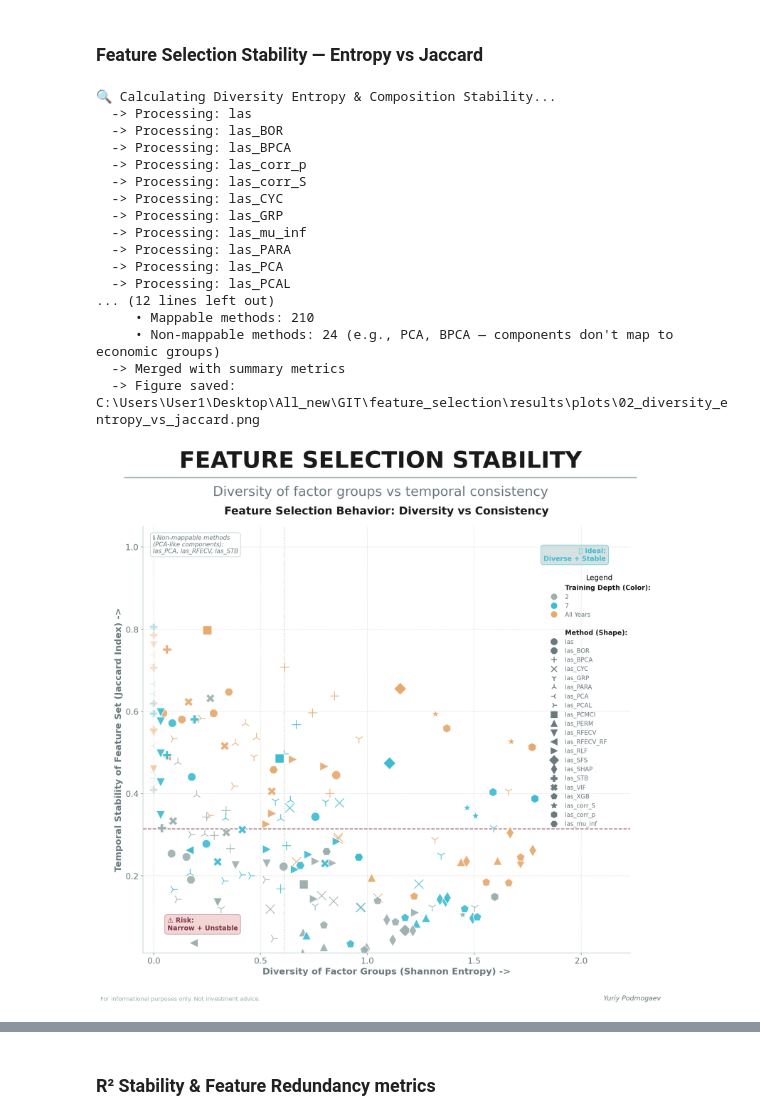
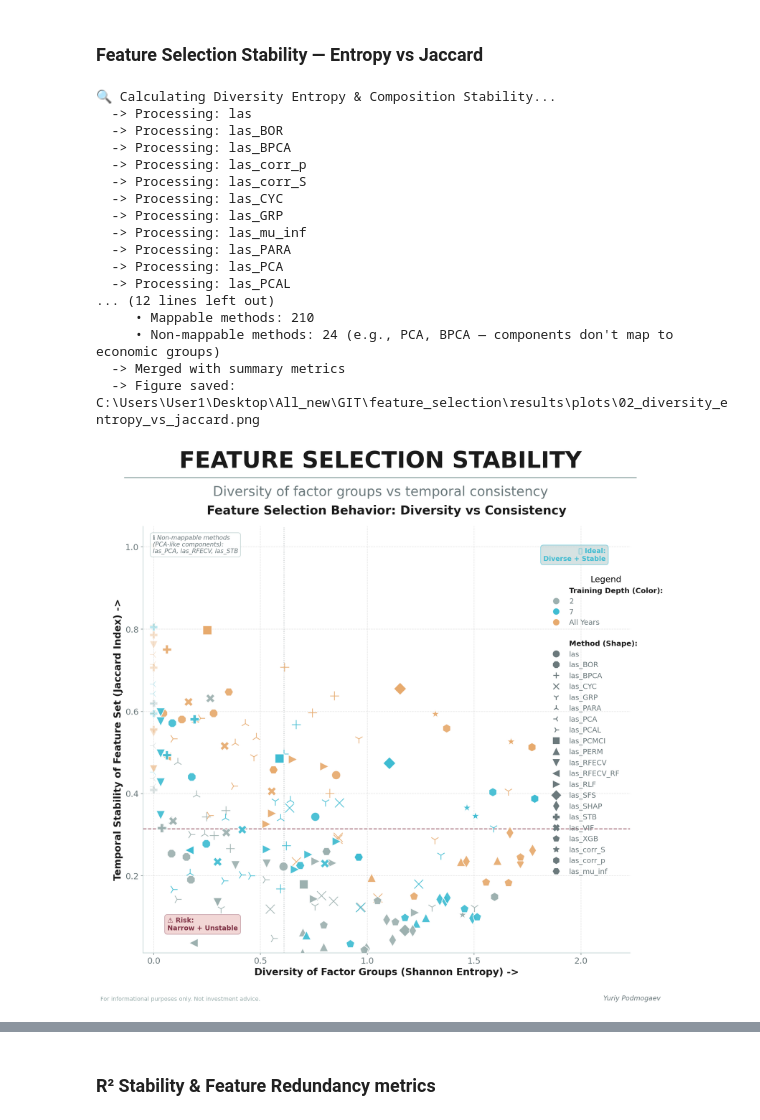
Before and after one commit to ypodmogaev/feature_selection, a Jupyter notebook: feature_selection.ipynb, the cells around one changed output, grey strips where cells are left out. Drawn from its saved outputs; the diff is of its cells as text; code cells hidden in the pictures.

```diff
--- a/feature_selection.ipynb
+++ b/feature_selection.ipynb
@@ -5101,16 +5101,16 @@ def add_custom_legend(
         loc='upper left',
         bbox_to_anchor=(leg_x, leg_y),
         frameon=False,
-        fontsize=10,
+        fontsize=12,
         title='Legend',
-        title_fontsize=12,
+        title_fontsize=14,
     )
 
     for text in legend.get_texts():
         if text.get_text() in ['Training Depth (Color):', 'Method (Shape):']:
             text.set_fontweight('bold')
             text.set_color(INK)
-            text.set_fontsize(11)
+            text.set_fontsize(12)
 
 def auto_map_group(feature_name: str) -> str:
     """Map a feature name to its factor group using heuristic rules."""
@@ -5341,14 +5341,27 @@ def plot_trend_vs_mape(
             label=f'Median MAPE = {median_mape:.2f}%',
         )
 
-    ax.set_xlabel('Mean Test MAPE (%) (lower is better)', fontweight='semibold')
-    ax.set_ylabel('Directional Accuracy (%) (higher is better)', fontweight='semibold')
+    ax.set_xlabel(
+        'Mean Test MAPE (%) (lower is better)',
+        fontweight='semibold',
+        fontsize=16,
+        color=INK
+    )
+    ax.set_ylabel(
+        'Directional Accuracy (%) (higher is better)',
+        fontweight='semibold',
+        fontsize=16,
+        color=INK
+    )
     ax.set_title(
         'Trend Prediction Accuracy vs Forecast Error',
-        fontweight='bold', pad=20,
+        fontweight='bold',
+        pad=20,
+        fontsize=20,       # <-- ЯВНО УВЕЛИЧЕНО (было 18 в глобальных настройках)
+        color=INK          # <-- ДОБАВЛЕНО ДЛЯ КОНТРАСТА
     )
 
-    ax.set_xlim(left=2.4, right=3.1)
+    ax.set_xlim(left=2.4, right=3.2)
 
     add_custom_legend(ax, depth_palette, method_markers)
 
@@ -5696,15 +5709,22 @@ def plot_entropy_vs_jaccard(
 
     ax.set_xlabel(
         'Diversity of Factor Groups (Shannon Entropy) ->',
-        fontweight='semibold', fontsize=15,
+        fontweight='semibold',
+        fontsize=16,
+        color=INK
     )
     ax.set_ylabel(
         'Temporal Stability of Feature Set (Jaccard Index) ->',
-        fontweight='semibold', fontsize=15,
+        fontweight='semibold',
+        fontsize=16,
+        color=INK
     )
     ax.set_title(
         'Feature Selection Behavior: Diversity vs Consistency',
-        fontweight='bold', pad=20,
+        fontweight='bold',
+        pad=20,
+        fontsize=20,
+        color=INK
     )
 
     add_custom_legend(ax, depth_palette, method_markers, leg_x=0.82, leg_y=0.9)
@@ -5751,33 +5771,33 @@ df_entropy_jaccard = extract_diversity_stability_metrics(BASE_DIR, df_summary)
 if len(df_entropy_jaccard) > 0:
     depth_palette = generate_depth_palette(df_entropy_jaccard)
     method_markers = generate_method_markers(df_entropy_jaccard)
 
     plot_entropy_vs_jaccard(
         df_entropy_jaccard,
         depth_palette=depth_palette,
         method_markers=method_markers,
         save_path=SAVE_DIR / "02_diversity_entropy_vs_jaccard.png",
     )
 else:
     print("️ No data to plot.")
 # %% [output]
 🔍 Calculating Diversity Entropy & Composition Stability...
   -> Processing: las
   -> Processing: las_BOR
   -> Processing: las_BPCA
   -> Processing: las_corr_p
   -> Processing: las_corr_S
   -> Processing: las_CYC
   -> Processing: las_GRP
   -> Processing: las_mu_inf
   -> Processing: las_PARA
   -> Processing: las_PCA
   -> Processing: las_PCAL
 ... (12 lines left out)
      • Mappable methods: 210
      • Non-mappable methods: 24 (e.g., PCA, BPCA — components don't map to economic groups)
   -> Merged with summary metrics
   -> Figure saved: C:\Users\User1\Desktop\All_new\GIT\feature_selection\results\plots\02_diversity_entropy_vs_jaccard.png
-[figure, old version]
+[figure, new version]
 # %% [markdown]
 <!-- ### Feature Redundancy — Entropy vs Internal Correlation -->
```
Also changed, not shown: parts of 6 cells of this notebook.
